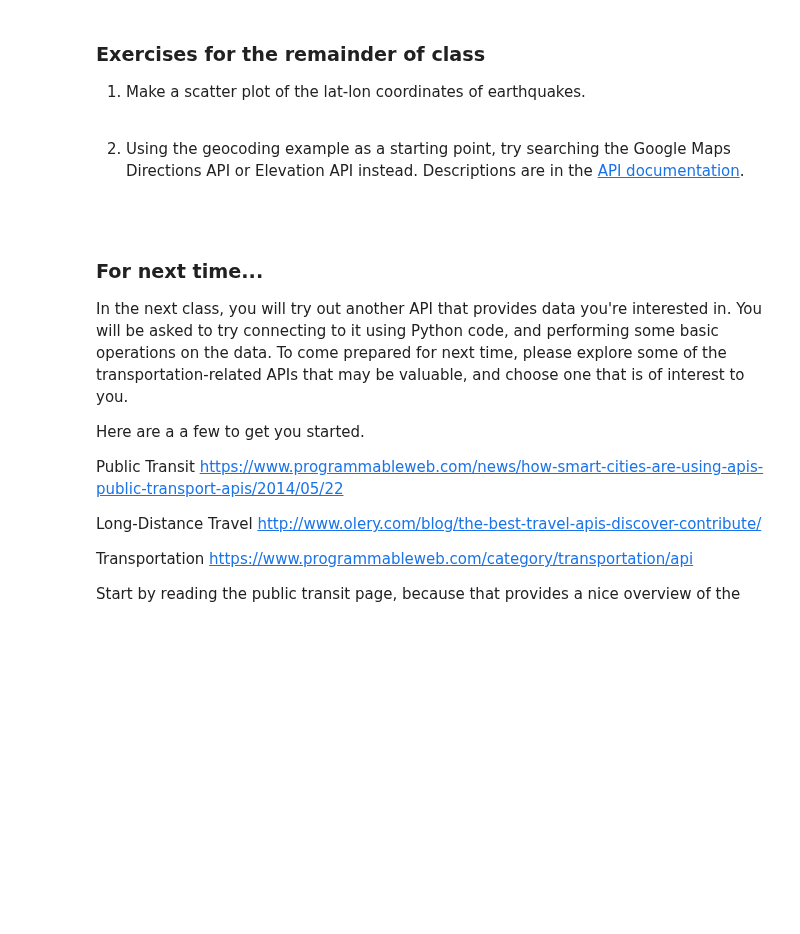
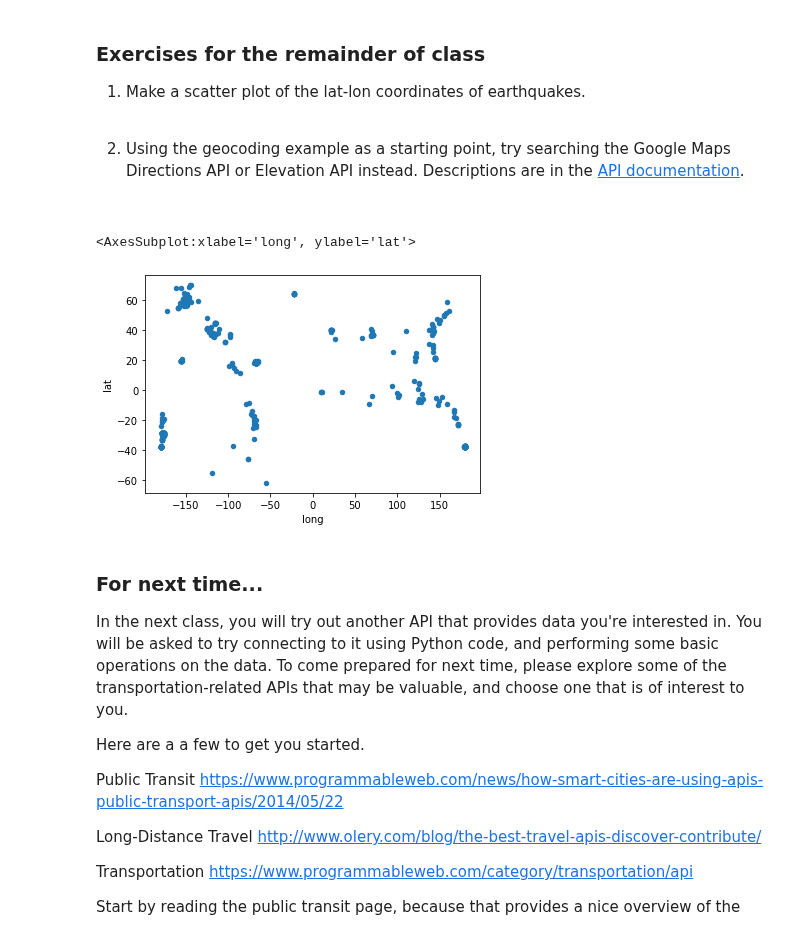
Before and after one commit to uky-transport-data-science/ce599, a Jupyter notebook: 12-Open Data APIs/api-demo.ipynb, the cells around one changed output. Drawn from its saved outputs; the diff is of its cells as text; code cells hidden in the pictures; blank space fills up the shorter version.

```diff
--- a/12-Open Data APIs/api-demo.ipynb
+++ b/12-Open Data APIs/api-demo.ipynb
@@ -280,3 +507,13 @@ r.close()
 
 2. Using the geocoding example as a starting point, try searching the Google Maps Directions API or Elevation API instead. Descriptions are in the [API documentation](https://developers.google.com/maps/documentation/geocoding/intro).
    &nbsp;
+# %%
+d = {'long': [q['geometry']['coordinates'][0] for q in quakes],
+     'lat': [q['geometry']['coordinates'][1] for q in quakes]}
+
+df = pd.DataFrame.from_dict(d)
+# %%
+df.plot(x='long', y='lat', kind='scatter')
+# %% [output]
+<AxesSubplot:xlabel='long', ylabel='lat'>
+[figure, added]
```
Also changed, not shown: parts of 25 cells of this notebook, 3 other files.
